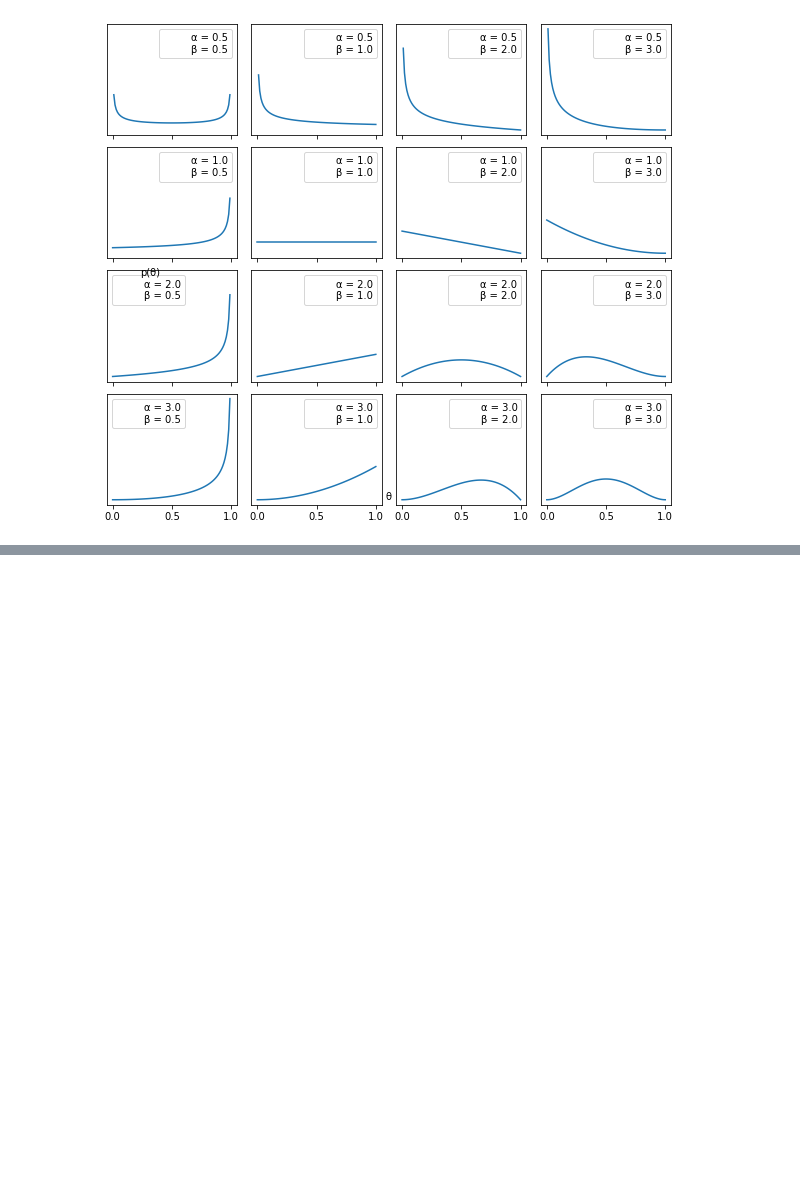
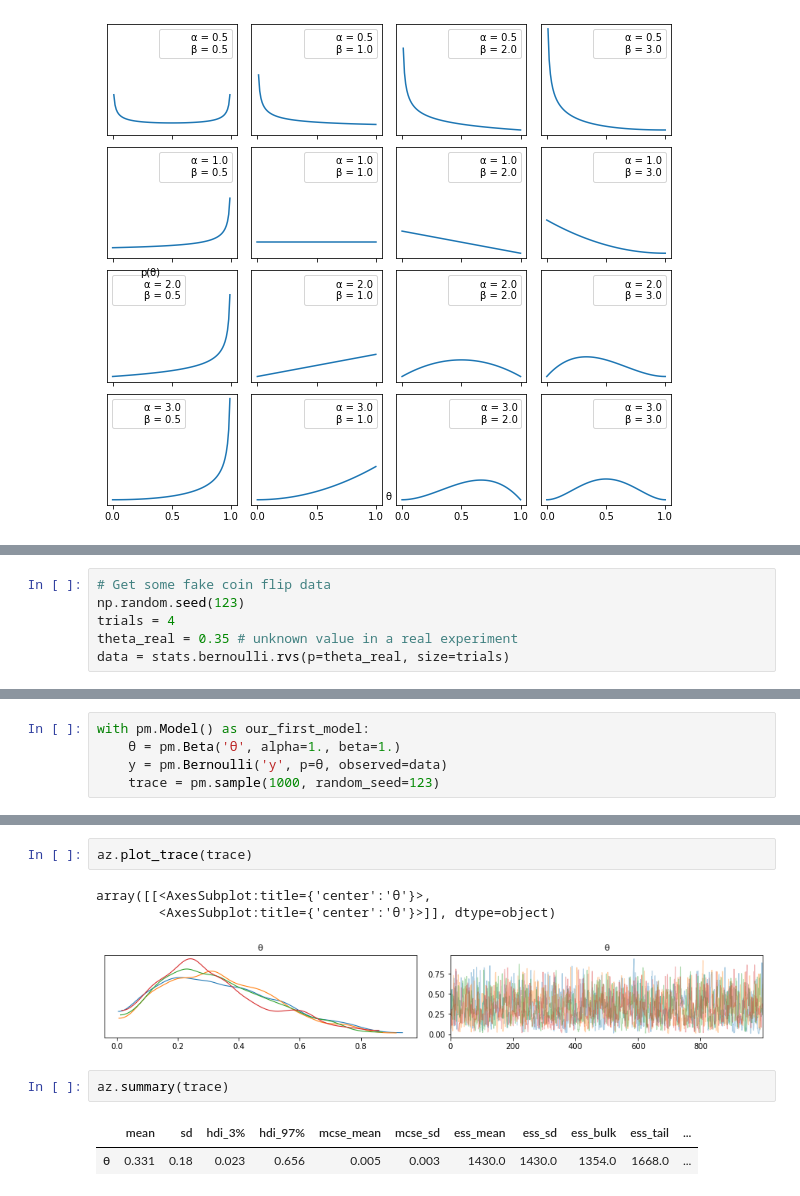
Before and after one commit to nathdipankar/Bayesian-Statistics, a Jupyter notebook: Chapter1/bayesian_introduction.ipynb, the cells around one changed output, grey strips where cells are left out. Saved outputs shown, nothing was run; the diff lists cells and outputs as text; blank space fills up the shorter version.

```diff
--- a/Chapter1/bayesian_introduction.ipynb
+++ b/Chapter1/bayesian_introduction.ipynb
@@ -63,0 +120,6 @@ Text(0.07, 0.5, 'p(θ)')
+# %%
+# Get some fake coin flip data
+np.random.seed(123)
+trials = 4
+theta_real = 0.35 # unknown value in a real experiment
+data = stats.bernoulli.rvs(p=theta_real, size=trials)
@@ -63,0 +133,5 @@ Text(0.07, 0.5, 'p(θ)')
+# %%
+with pm.Model() as our_first_model:
+    θ = pm.Beta('θ', alpha=1., beta=1.)
+    y = pm.Bernoulli('y', p=θ, observed=data)
+    trace = pm.sample(1000, random_seed=123)
@@ -63,0 +146,11 @@ Text(0.07, 0.5, 'p(θ)')
+# %%
+az.plot_trace(trace)
+# %% [output]
+array([[<AxesSubplot:title={'center':'θ'}>,
+        <AxesSubplot:title={'center':'θ'}>]], dtype=object)
+[figure, added]
+# %%
+az.summary(trace)
+# %% [output]
+|  | mean | sd | hdi_3% | hdi_97% | mcse_mean | mcse_sd | ess_mean | ess_sd | ess_bulk | ess_tail | ... |
+| θ | 0.331 | 0.18 | 0.023 | 0.656 | 0.005 | 0.003 | 1430.0 | 1430.0 | 1354.0 | 1668.0 | ... |
```
Also changed, not shown: parts of 20 cells of this notebook.
